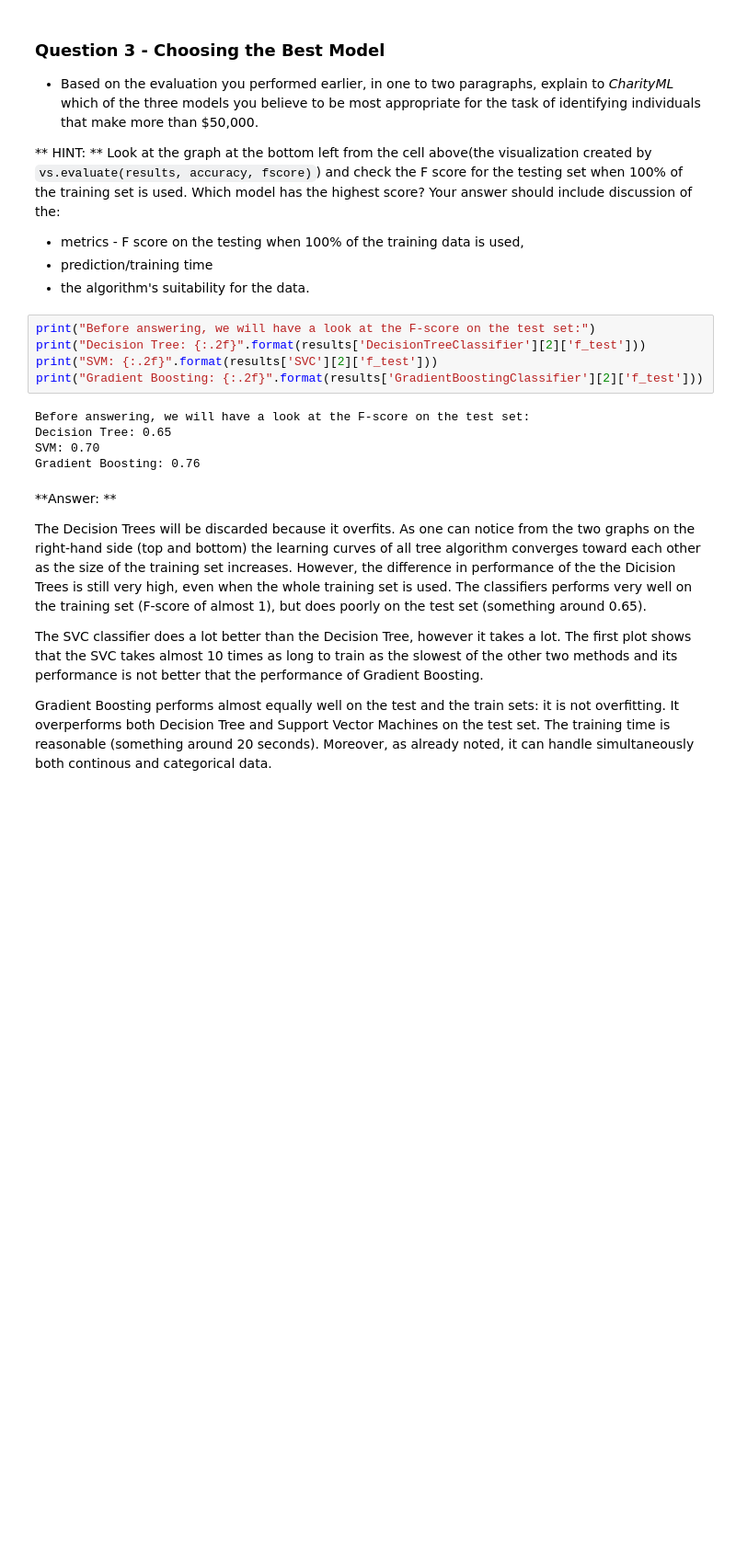
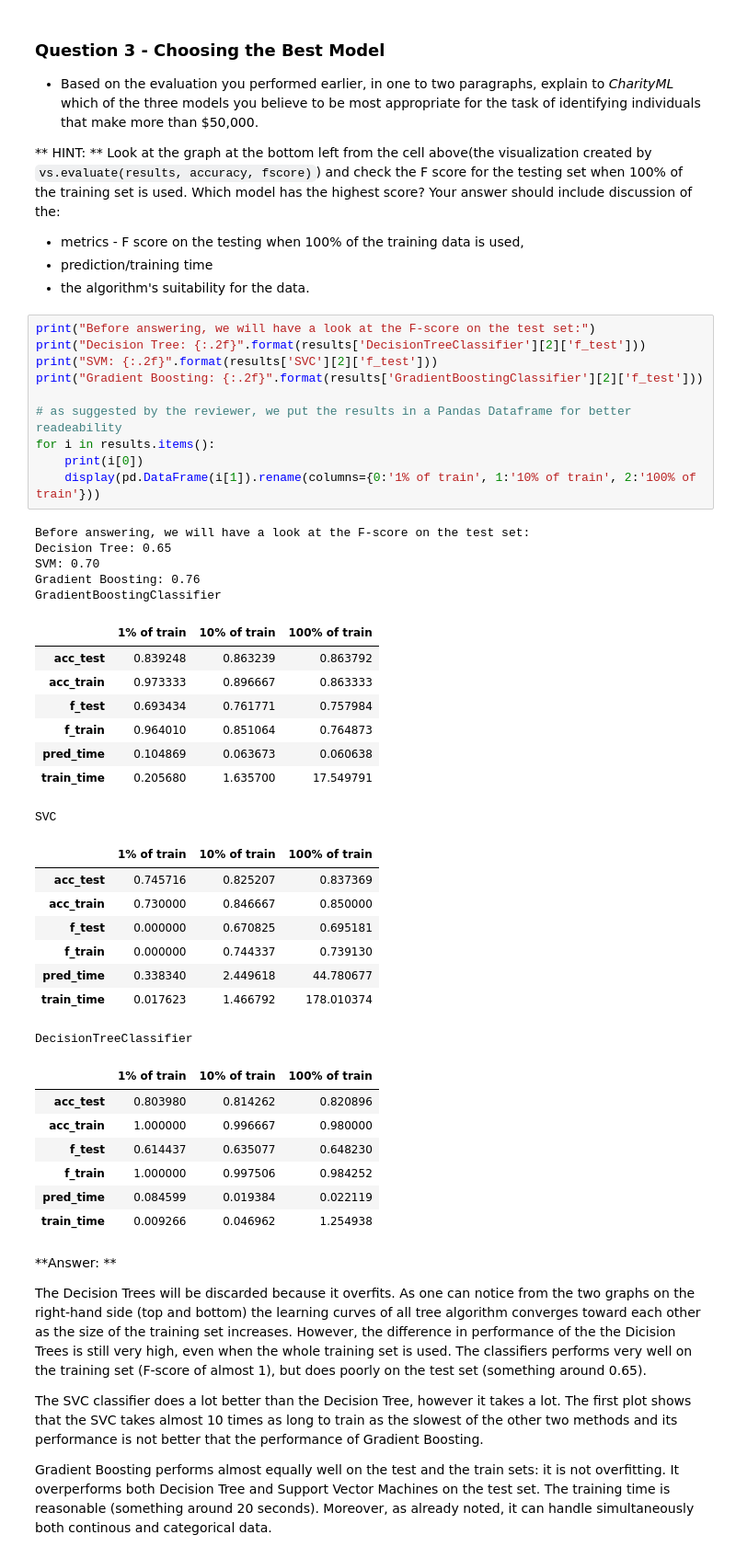
Before and after one commit to mcoghi/Machine-learning-nanodegree, a Jupyter notebook: finding-donors/finding_donors.ipynb, the cells around one changed output. Shown at 92% size. Drawn from its saved outputs; the diff is of its cells as text; blank space fills up the shorter version.

```diff
--- a/finding-donors/finding_donors.ipynb
+++ b/finding-donors/finding_donors.ipynb
@@ -516,13 +516,42 @@ Look at the graph at the bottom left from the cell above(the visualization creat
 # %%
 print("Before answering, we will have a look at the F-score on the test set:")
 print("Decision Tree: {:.2f}".format(results['DecisionTreeClassifier'][2]['f_test']))
 print("SVM: {:.2f}".format(results['SVC'][2]['f_test']))
 print("Gradient Boosting: {:.2f}".format(results['GradientBoostingClassifier'][2]['f_test']))
+
+# as suggested by the reviewer, we put the results in a Pandas Dataframe for better readeability
+for i in results.items():
+    print(i[0])
+    display(pd.DataFrame(i[1]).rename(columns={0:'1% of train', 1:'10% of train', 2:'100% of train'}))
 # %% [output]
 Before answering, we will have a look at the F-score on the test set:
 Decision Tree: 0.65
 SVM: 0.70
 Gradient Boosting: 0.76
+GradientBoostingClassifier
+|  | 1% of train | 10% of train | 100% of train |
+| acc_test | 0.839248 | 0.863239 | 0.863792 |
+| acc_train | 0.973333 | 0.896667 | 0.863333 |
+| f_test | 0.693434 | 0.761771 | 0.757984 |
+| f_train | 0.964010 | 0.851064 | 0.764873 |
+| pred_time | 0.104869 | 0.063673 | 0.060638 |
+| train_time | 0.205680 | 1.635700 | 17.549791 |
+SVC
+|  | 1% of train | 10% of train | 100% of train |
+| acc_test | 0.745716 | 0.825207 | 0.837369 |
+| acc_train | 0.730000 | 0.846667 | 0.850000 |
+| f_test | 0.000000 | 0.670825 | 0.695181 |
+| f_train | 0.000000 | 0.744337 | 0.739130 |
+| pred_time | 0.338340 | 2.449618 | 44.780677 |
+| train_time | 0.017623 | 1.466792 | 178.010374 |
+DecisionTreeClassifier
+|  | 1% of train | 10% of train | 100% of train |
+| acc_test | 0.803980 | 0.814262 | 0.820896 |
+| acc_train | 1.000000 | 0.996667 | 0.980000 |
+| f_test | 0.614437 | 0.635077 | 0.648230 |
+| f_train | 1.000000 | 0.997506 | 0.984252 |
+| pred_time | 0.084599 | 0.019384 | 0.022119 |
+| train_time | 0.009266 | 0.046962 | 1.254938 |
 # %% [markdown]
 **Answer: **
 
```
Also changed, not shown: parts of 5 cells of this notebook, 1 other file.
